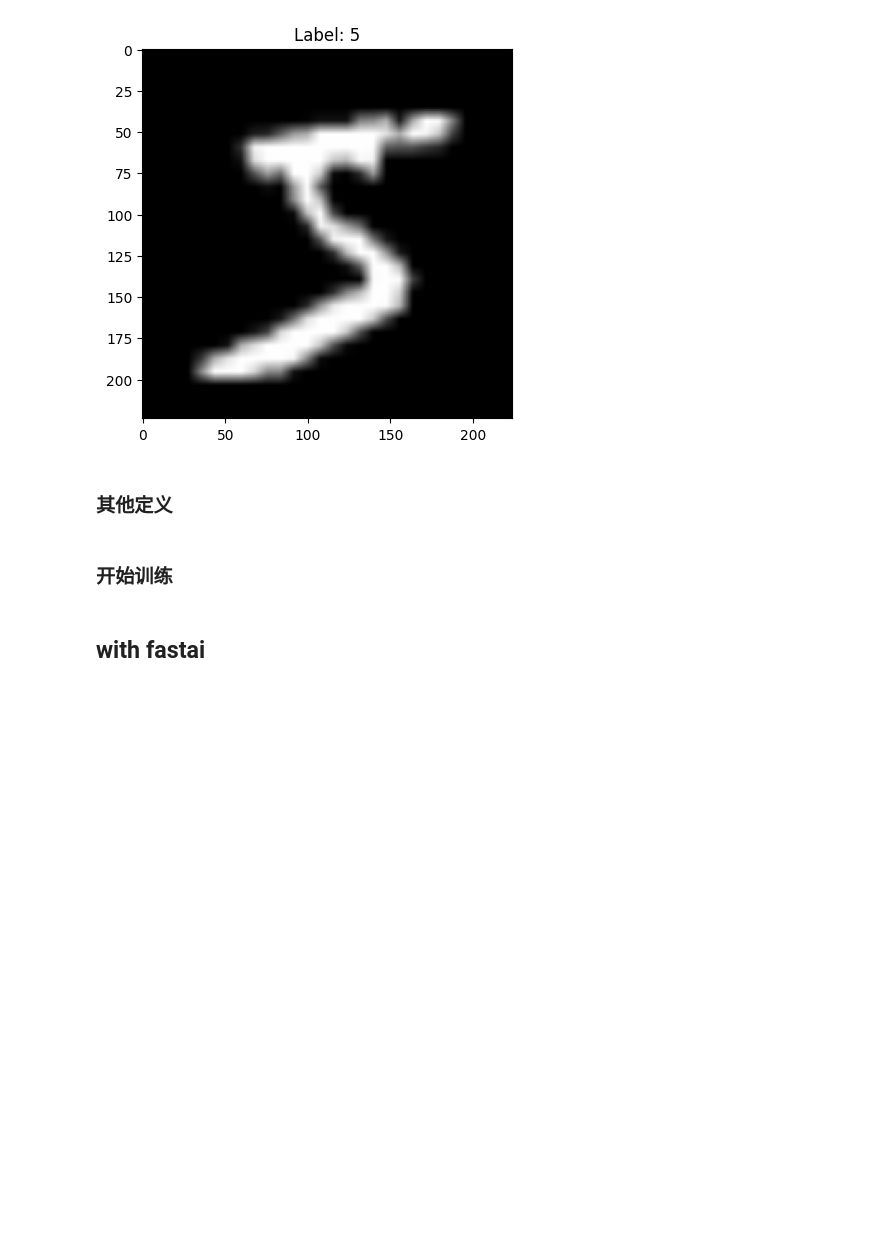
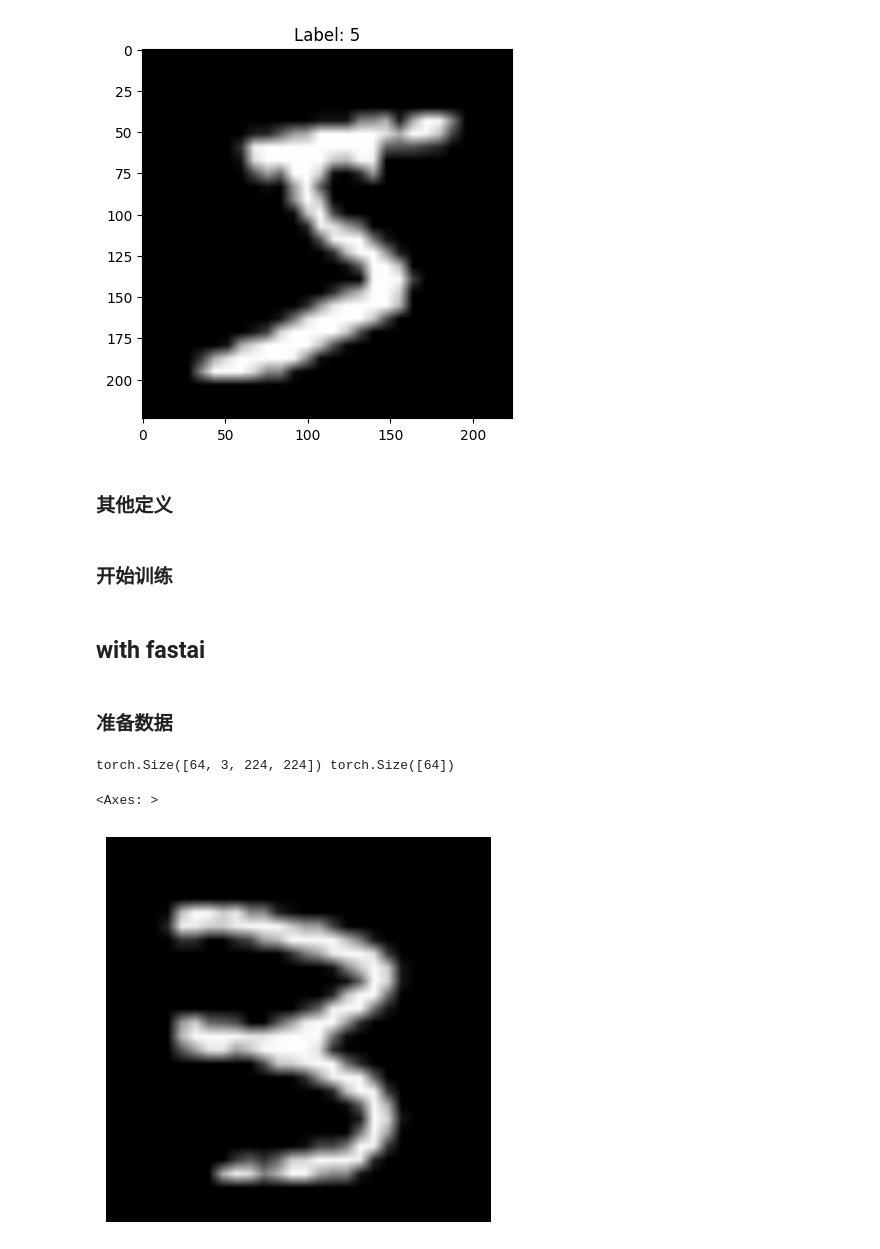
Before and after one commit to AnneYang720/AnneYang720.github.io, a Jupyter notebook: llm/2-resnet.ipynb, the cells around one changed output. Drawn from its saved outputs; the diff is of its cells as text; code cells hidden in the pictures; blank space fills up the shorter version.

```diff
--- a/llm/2-resnet.ipynb
+++ b/llm/2-resnet.ipynb
@@ -231,0 +246,21 @@ def conv2(ni,nf):
+# %% [markdown]
+### 准备数据
+# %%
+path = untar_data(URLs.MNIST)
+il = ImageDataLoaders.from_folder(
+    path,
+    train='training',
+    valid='testing',
+    valid_pct=0.2,
+    item_tfms=Resize(224),
+    bs=64,  # 设置批量大小为64
+    seed=42,
+)
+# %%
+x, y = il.one_batch()
+print(x.shape, y.shape)
+x[0].show()
+# %% [output]
+torch.Size([64, 3, 224, 224]) torch.Size([64])
+<Axes: >
+[figure, added]
```
Also changed, not shown: parts of 13 cells of this notebook, 3 other files.
